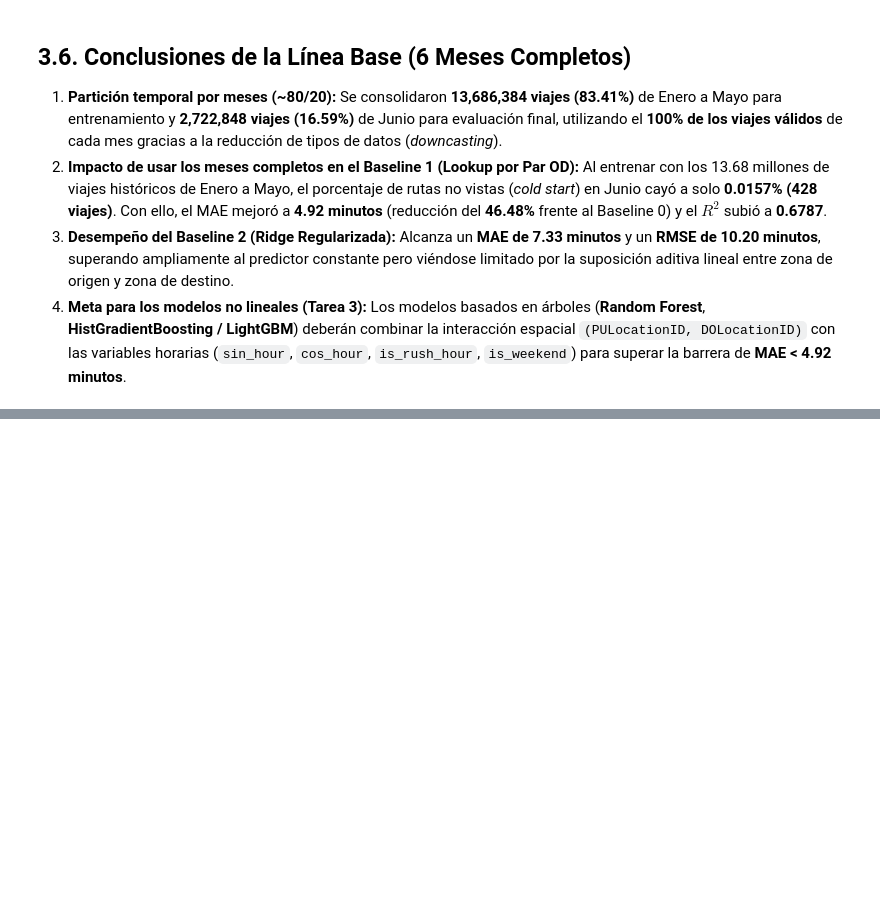
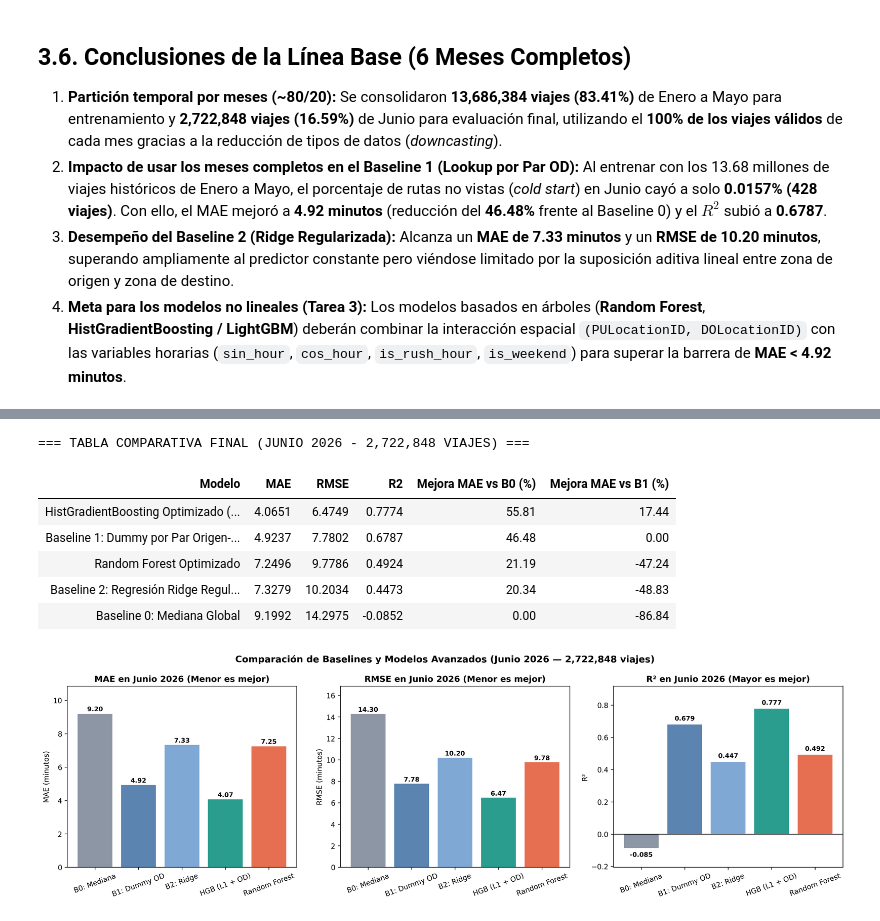
Before and after one commit to AxelPortal/Project_Machine_Learning, a Jupyter notebook: notebooks/03_modelos.ipynb, the cells around one changed output, grey strips where cells are left out. Drawn from its saved outputs; the diff is of its cells as text; code cells hidden in the pictures; blank space fills up the shorter version.

Commit message:
feat(modeling): add Random Forest and HistGradientBoosting L1 in notebook

```diff
--- a/notebooks/03_modelos.ipynb
+++ b/notebooks/03_modelos.ipynb
@@ -234,0 +248,34 @@ plt.show()
+# %%
+import json
+import sys
+sys.path.insert(0, os.path.abspath('..'))
+from src.train import BEST_MODEL_PATH, run_training_pipeline
+
+FORCE_RETRAIN = False
+if FORCE_RETRAIN or not os.path.exists(BEST_MODEL_PATH):
+    train_results = run_training_pipeline()
+
+with open(metrics_output_path, 'r', encoding='utf-8') as f:
+    all_metrics = json.load(f)
+
+df_final = metrics_to_dataframe(all_metrics)
+mae_b1 = float(df_final.loc[df_final['Modelo'].str.contains('Baseline 1'), 'MAE'].iloc[0])
+df_final['Mejora MAE vs B0 (%)'] = ((mae_base - df_final['MAE']) / mae_base * 100).round(2)
+df_final['Mejora MAE vs B1 (%)'] = ((mae_b1 - df_final['MAE']) / mae_b1 * 100).round(2)
+df_final = df_final.sort_values('MAE').reset_index(drop=True)
+print('=== TABLA COMPARATIVA FINAL (JUNIO 2026 - 2,722,848 VIAJES) ===')
+display(df_final)
+
+fig_path = os.path.join('..', 'reports', 'figures', 'comparacion_modelos.png')
+if os.path.exists(fig_path):
+    from IPython.display import Image
+    display(Image(filename=fig_path))
+# %% [output]
+=== TABLA COMPARATIVA FINAL (JUNIO 2026 - 2,722,848 VIAJES) ===
+| Modelo | MAE | RMSE | R2 | Mejora MAE vs B0 (%) | Mejora MAE vs B1 (%) |
+| HistGradientBoosting Optimizado (... | 4.0651 | 6.4749 | 0.7774 | 55.81 | 17.44 |
+| Baseline 1: Dummy por Par Origen-... | 4.9237 | 7.7802 | 0.6787 | 46.48 | 0.00 |
+| Random Forest Optimizado | 7.2496 | 9.7786 | 0.4924 | 21.19 | -47.24 |
+| Baseline 2: Regresión Ridge Regul... | 7.3279 | 10.2034 | 0.4473 | 20.34 | -48.83 |
+| Baseline 0: Mediana Global | 9.1992 | 14.2975 | -0.0852 | 0.00 | -86.84 |
+[figure, added]
```
Also changed, not shown: parts of 2 cells of this notebook.
